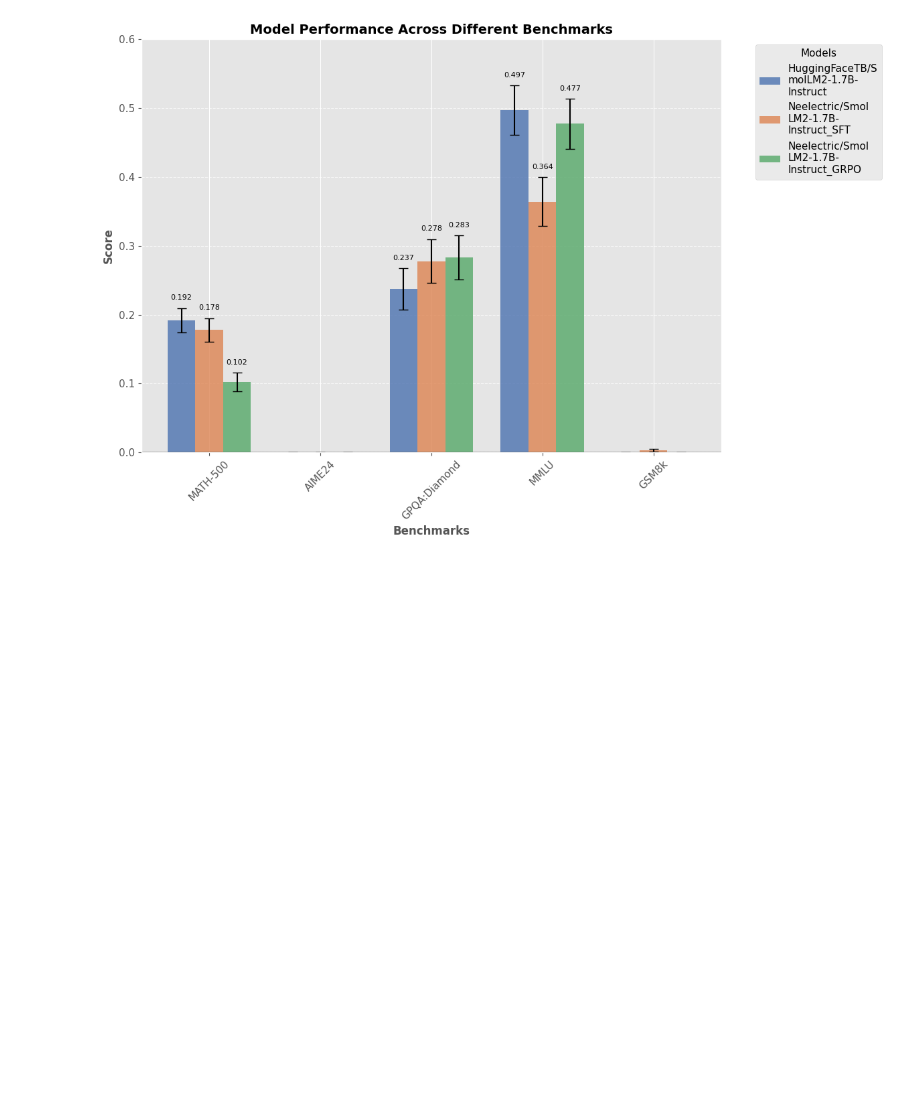
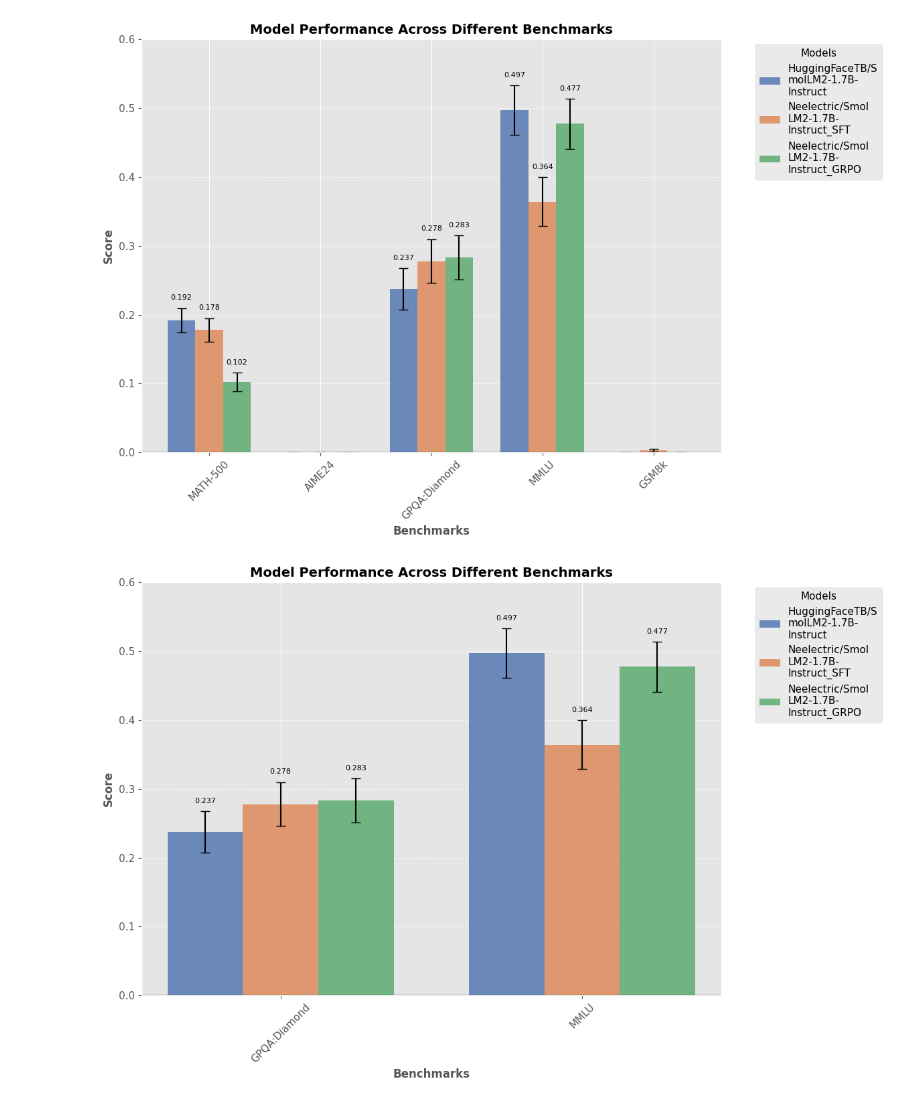
Before and after one commit to Neelectric/ModelDiffing, a Jupyter notebook: general_data_viz.ipynb, the cells around one changed output. Drawn from its saved outputs; the diff is of its cells as text; code cells hidden in the pictures; blank space fills up the shorter version.

```diff
--- a/general_data_viz.ipynb
+++ b/general_data_viz.ipynb
@@ -84,3 +84,86 @@ plt.axhline(y=0, color='black', linestyle='-', alpha=0.3)  # Add a line at y=0
 plt.show()
 # %% [output]
 [figure]
+# %%
+import matplotlib.pyplot as plt
+import numpy as np
+import seaborn as sns
+
+# Set the style
+plt.style.use('ggplot')
+sns.set_palette("deep")
+plt.rcParams.update({'font.size': 11})
+plt.figure(figsize=(12, 8))
+
+# Data from the table
+models = [
+    'HuggingFaceTB/S\nmolLM2-1.7B-\nInstruct',
+    'Neelectric/Smol\nLM2-1.7B-\nInstruct_SFT',
+    'Neelectric/Smol\nLM2-1.7B-\nInstruct_GRPO'
+]
+
+# Create data arrays with mean and std dev
+benchmarks = ['GPQA:Diamond', 'MMLU']
+
+# Mean values
+data = np.array([
+    [0.2374, 0.4971],
+    [0.2778, 0.3644],
+    [0.2828, 0.4775]
+])
+
+# Standard deviations
+errors = np.array([
+    [0.0303, 0.0363],
+    [0.0319, 0.0352],
+    [0.0321, 0.0364]
+])
+
+# Set up the bar positions
+num_models = len(models)
+num_benchmarks = len(benchmarks)
+bar_width = 0.25
+index = np.arange(num_benchmarks)
+
+# Plot the bars for each model with error bars
+for i in range(num_models):
+    position = index + (i - 1) * bar_width
+    plt.bar(position, data[i], bar_width,
+            alpha=0.8,
+            label=models[i],
+            yerr=errors[i],
+            capsize=5)
+
+# Add labels and title
+plt.xlabel('Benchmarks', fontweight='bold', fontsize=12)
+plt.ylabel('Score', fontweight='bold', fontsize=12)
+plt.title('Model Performance Across Different Benchmarks', fontsize=14, fontweight='bold')
+plt.xticks(index, benchmarks, rotation=45)
+plt.grid(axis='y', linestyle='--', alpha=0.7)
+
+# Add a legend
+plt.legend(title='Models', bbox_to_anchor=(1.05, 1), loc='upper left')
+
+# Adjust layout and add annotations
+plt.tight_layout()
+
+# Add value annotations above bars
+for i in range(num_models):
+    for j in range(num_benchmarks):
+        height = data[i, j]
+        if height > 0.01:  # Only annotate non-zero values
+            plt.text(index[j] + (i - 1) * bar_width, height + errors[i, j] + 0.01,
+                    f'{height:.3f}',
+                    ha='center', va='bottom',
+                    fontsize=8, rotation=0)
+
+# Improve the appearance
+plt.ylim(0, 0.6)  # Set y-limit to make the chart more readable
+plt.axhline(y=0, color='black', linestyle='-', alpha=0.3)  # Add a line at y=0
+
+# Save the figure (optional)
+# plt.savefig('model_benchmark_comparison.png', dpi=300, bbox_inches='tight')
+
+plt.show()
+# %% [output]
+[figure, added]
```
Also changed, not shown: 2 other files.
